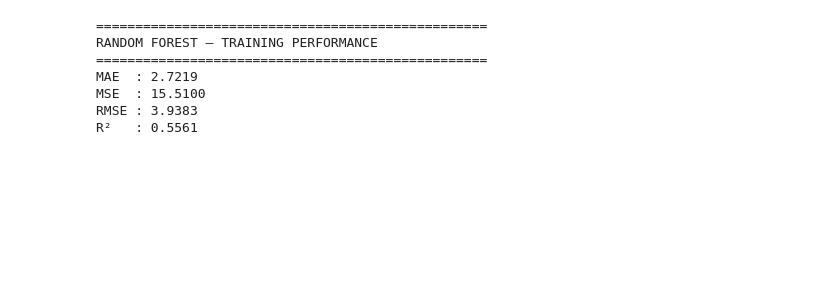
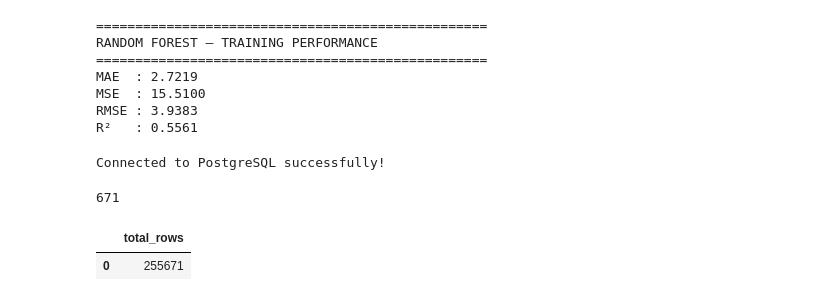
Before and after one commit to himanshukr72/MoSPI_CPI, a Jupyter notebook: notebooks/cpi_25_pred_ml.ipynb, the cells around one changed output. Saved outputs shown, nothing was run; the diff lists cells and outputs as text; code cells hidden in the pictures; blank space fills up the shorter version.

```diff
--- a/notebooks/cpi_25_pred_ml.ipynb
+++ b/notebooks/cpi_25_pred_ml.ipynb
@@ -996,3 +996,43 @@ RMSE : 3.9383
 R²   : 0.5561
 # %%
 df1.to_csv(project_root / "Data" / "final" / "cpi_25_pred_ml_rf.csv", index=False)
+# %%
+
+import os
+from dotenv import load_dotenv
+from sqlalchemy import create_engine, URL
+
+load_dotenv()
+
+connection_url = URL.create(
+    drivername="postgresql+psycopg2",
+    username=os.getenv("DB_USER"),
+    password=os.getenv("DB_PASSWORD"),
+    host=os.getenv("DB_HOST", "localhost"),
+    port=int(os.getenv("DB_PORT", "5432")),
+    database=os.getenv("DB_NAME", "MoSPI_CPI"),
+)
+
+engine = create_engine(connection_url)
+
+with engine.connect() as connection:
+    print("Connected to PostgreSQL successfully!")
+# %% [output]
+Connected to PostgreSQL successfully!
+# %%
+df1.to_sql(
+    name="cpi_inflation",
+    con=engine,
+    if_exists="replace",
+    index=False
+)
+# %% [output]
+671
+# %%
+pd.read_sql(
+    "SELECT COUNT(*) AS total_rows FROM cpi_inflation;",
+    engine
+)
+# %% [output]
+|  | total_rows |
+| 0 | 255671 |
```
Also changed, not shown: parts of 1 cell of this notebook, 6 other files.
